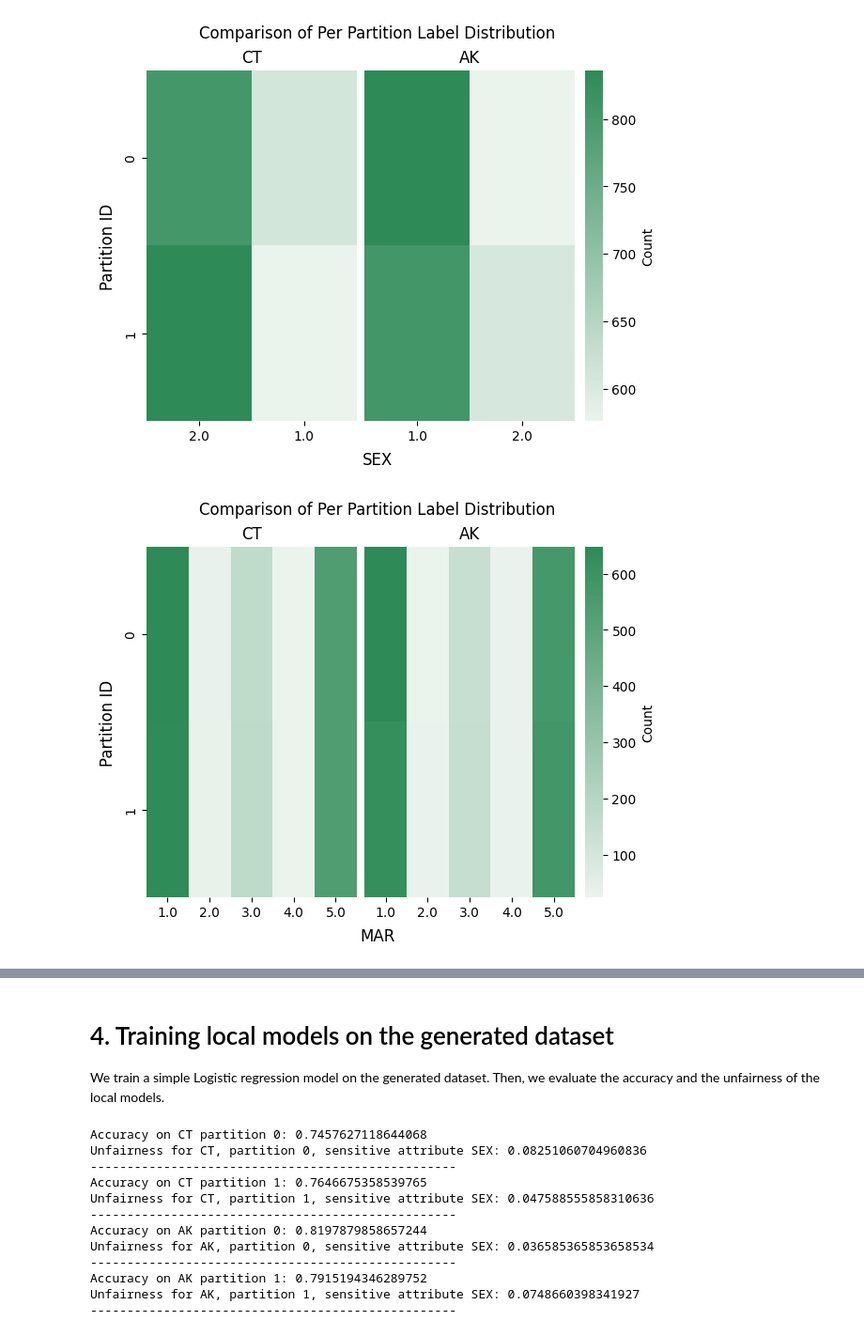
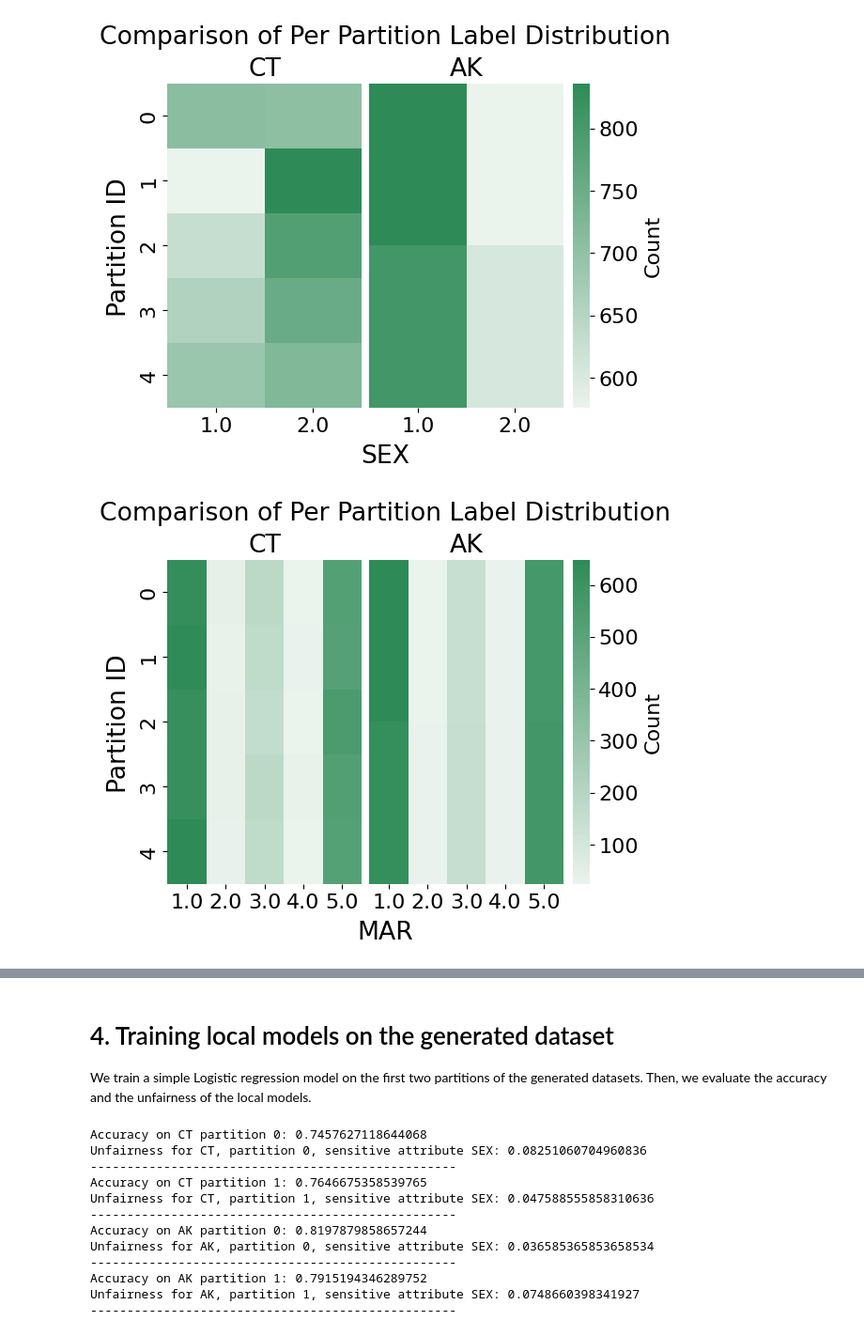
Before and after one commit to xheilmann/FeDa4Fair, a Jupyter notebook: src/FeDa4Fair/example.ipynb, the cells around one changed output, grey strips where cells are left out. Shown: that part at 94% size. Drawn from its saved outputs; the diff is of its cells as text; code cells hidden in the pictures.

```diff
--- a/src/FeDa4Fair/example.ipynb
+++ b/src/FeDa4Fair/example.ipynb
@@ -49,7 +49,7 @@ To generate a modified dataset, you can use the `FairFLDataset` class and specif
 ffds = FairFederatedDataset(
     dataset="ACSIncome",
     states=["CT", "AK"],
-    partitioners={"CT": 2, "AK": 2},
+    partitioners={"CT": 5, "AK": 2},
     fl_setting=None,
     fairness_metric="DP",
     fairness_level="attribute",
@@ -58,9 +58,9 @@ ffds = FairFederatedDataset(
             "MAR": {
                 "drop_rate": 0.6,
                 "flip_rate": 0.3,
-                "value": 1,
+                "value": 2,
                 "attribute": "SEX",
-                "attribute_value": 1,
+                "attribute_value": 2,
             },
             "SEX": {
                 "drop_rate": 0.5,
@@ -70,34 +70,34 @@ ffds = FairFederatedDataset(
                 "attribute_value": None,
             },
         },
         "AK": {
             "MAR": {
                 "drop_rate": 0.5,
                 "flip_rate": 0.2,
-                "value": 1,
+                "value": 2,
                 "attribute": "SEX",
-                "attribute_value": 1,
+                "attribute_value": 2,
             },
             "SEX": {
                 "drop_rate": 0.8,
                 "flip_rate": 0.3,
                 "value": 2,
                 "attribute": None,
                 "attribute_value": None,
             },
         }
     },
 )
 
 # Calling one of the following additionally returns evaluation for the complete dataset, as only then data is downloaded
 # load the first partition of CT
 partition_CT_0 = ffds.load_partition(split="CT", partition_id=0)
 
 # load the complete state CT
 split_CT = ffds.load_split("CT")
 
 # the data can be stored with
 ffds.save_dataset("data")
 # %% [output]
-[figure, old version]
+[figure, new version]
-[figure, old version]
+[figure, new version]
@@ -108,7 +108,7 @@ ffds.save_dataset("data")
 # %% [markdown]
 # 4. Training local models on the generated dataset
 
-We train a simple Logistic regression model on the generated dataset. Then, we evaluate the accuracy and the unfairness of the local models.
+We train a simple Logistic regression model on the first two partitions of the generated datasets. Then, we evaluate the accuracy and the unfairness of the local models.
 # %%
 from sklearn.model_selection import train_test_split
 from sklearn.linear_model import LogisticRegression
```
Also changed, not shown: parts of 5 cells of this notebook, 2 other files.
